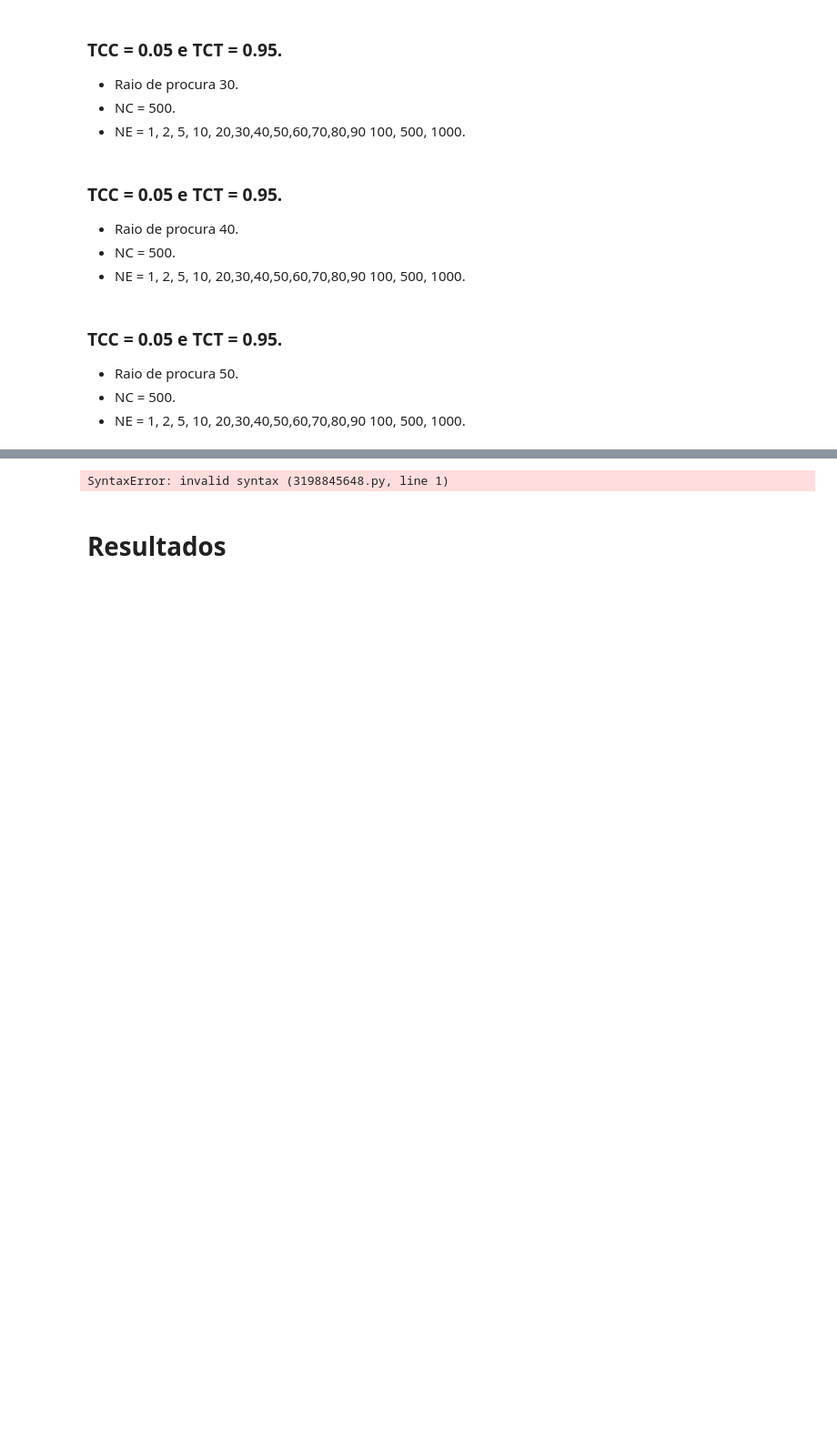
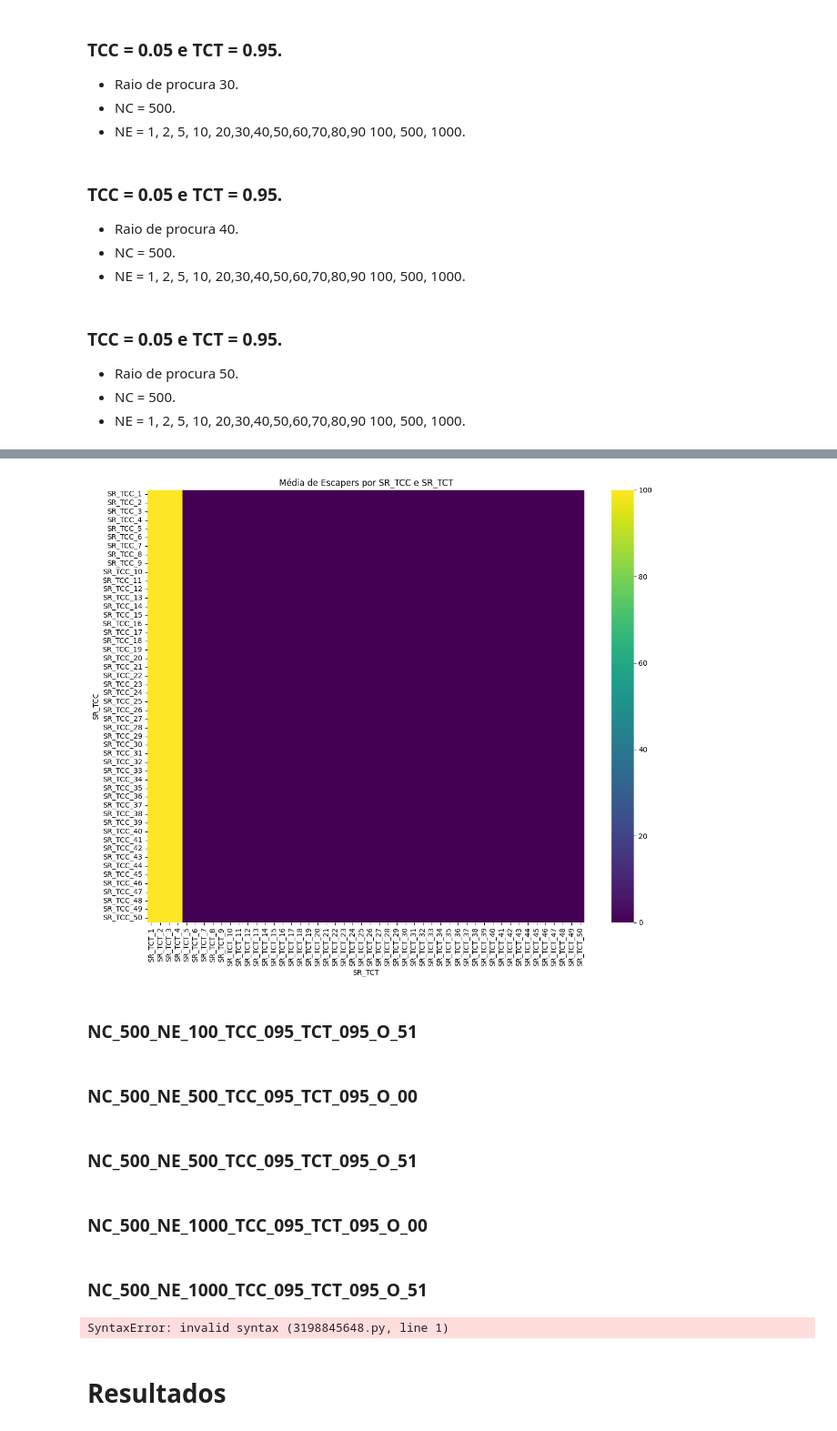
Before and after one commit to RafaRossatto/Confinement-controlled-chase-escape-dynamics, a Jupyter notebook: python/jupyter/backup_15_5_25/BackUp_Codes_12_05_2025/Heat_Map.ipynb, the cells around one changed output, grey strips where cells are left out. Shown at 91% size. Drawn from its saved outputs; the diff is of its cells as text; code cells hidden in the pictures; blank space fills up the shorter version.

Commit message:
Fiz uma função que pegar varios dataframes e que gera um mapa de calor.

```diff
--- a/python/jupyter/backup_15_5_25/BackUp_Codes_12_05_2025/Heat_Map.ipynb
+++ b/python/jupyter/backup_15_5_25/BackUp_Codes_12_05_2025/Heat_Map.ipynb
@@ -3844,0 +3900,26 @@ df_NP1000_NH500_TCC_005_TCT_095_O_51_SR50 = pd.read_csv(base_path/'NC_500_NE_100
+# %%
+# Matriz 50x50 iniciada com NaN
+matriz_medias = np.full((50, 50), np.nan)
+
+for chave, df in dfs.items():
+    try:
+        sr_tcc = int(chave.split("_")[2])
+        sr_tct = int(chave.split("_")[5])
+
+        # Remove espaços extras dos nomes de colunas (caso existam)
+        df.columns = df.columns.str.strip()
+
+        if "escapers" in df.columns:
+            media = pd.to_numeric(df["escapers"], errors='coerce').mean()
+            matriz_medias[sr_tcc - 1, sr_tct - 1] = media
+        else:
+            print(f"Coluna 'escapers' não encontrada no DataFrame {chave}")
+
+    except Exception as e:
+        print(f"Erro ao processar {chave}: {e}")
+# %%
+df_matriz = pd.DataFrame(
+    matriz_medias,
+    index=[f"SR_TCC_{i+1}" for i in range(50)],
+    columns=[f"SR_TCT_{j+1}" for j in range(50)]
+)
@@ -3845,3 +3946,31 @@ df_NP1000_NH500_TCC_005_TCT_095_O_51_SR50 = pd.read_csv(base_path/'NC_500_NE_100
+# %%
+
+# Tamanho do gráfico
+plt.figure(figsize=(12, 10))
+
+# Gera o heatmap
+sns.heatmap(df_matriz, cmap='viridis', annot=False)
+
+# Títulos e rótulos
+plt.title("Média de Escapers por SR_TCC e SR_TCT")
+plt.xlabel("SR_TCT")
+plt.ylabel("SR_TCC")
+
+# Mostra o gráfico
+plt.tight_layout()
+plt.show()
+# %% [output]
+[figure, added]
+# %% [markdown]
+### NC_500_NE_100_TCC_095_TCT_095_O_51
+# %% [markdown]
+### NC_500_NE_500_TCC_095_TCT_095_O_00
+# %% [markdown]
+### NC_500_NE_500_TCC_095_TCT_095_O_51
+# %% [markdown]
+### NC_500_NE_1000_TCC_095_TCT_095_O_00
+# %% [markdown]
+### NC_500_NE_1000_TCC_095_TCT_095_O_51
 # %%
 vai parar aqui
 # %% [output]
```
Also changed, not shown: parts of 7 cells of this notebook.
